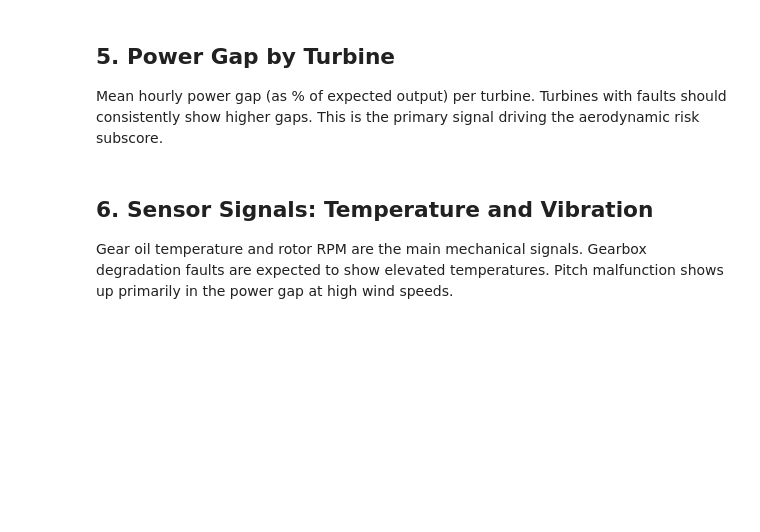
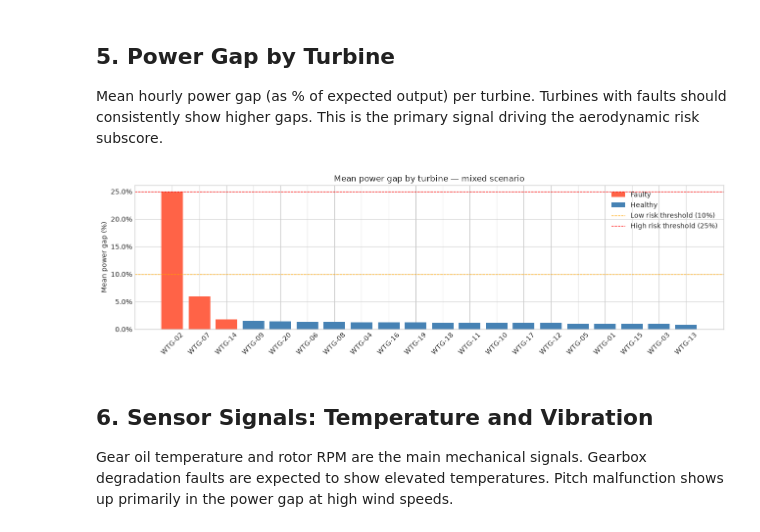
Before and after one commit to AdriARE/windops-ai-copilot, a Jupyter notebook: notebooks/01_eda_demo_data.ipynb, the cells around one changed output. Cells and saved outputs as stored; diff of their text form; code cells hidden in the pictures; blank space fills up the shorter version.

```diff
--- a/notebooks/01_eda_demo_data.ipynb
+++ b/notebooks/01_eda_demo_data.ipynb
@@ -174,34 +188,36 @@ gap_by_turbine = (
 )
 
 fault_map = (
     df_hourly.groupby("turbine_id")["fault_type"]
     .first()
     .to_dict()
 )
 gap_by_turbine["fault_type"] = gap_by_turbine["turbine_id"].map(fault_map)
 gap_by_turbine["is_faulty"] = gap_by_turbine["fault_type"] != "none"
 
 colors = gap_by_turbine["is_faulty"].map({True: "tomato", False: "steelblue"})
 
 fig, ax = plt.subplots(figsize=(13, 4))
 ax.bar(gap_by_turbine["turbine_id"], gap_by_turbine["power_gap_pct"], color=colors)
 ax.axhline(0.10, color="orange", linestyle="--", linewidth=0.9, label="Low risk threshold (10%)")
 ax.axhline(0.25, color="red", linestyle="--", linewidth=0.9, label="High risk threshold (25%)")
 ax.set_ylabel("Mean power gap (%)")
-ax.set_title("Mean power gap by turbine — green scenario")
+ax.set_title(f"Mean power gap by turbine — {SCENARIO} scenario")
 ax.yaxis.set_major_formatter(mticker.PercentFormatter(xmax=1))
 ax.tick_params(axis="x", rotation=45)
 ax.legend()
 
 from matplotlib.patches import Patch
 legend_elements = [
     Patch(facecolor="tomato", label="Faulty"),
     Patch(facecolor="steelblue", label="Healthy"),
 ]
 ax.legend(handles=legend_elements + ax.get_legend_handles_labels()[0][0:2])
 
 plt.tight_layout()
 plt.show()
+# %% [output]
+[figure, added]
 # %% [markdown]
 ## 6. Sensor Signals: Temperature and Vibration
 
```
Also changed, not shown: parts of 10 cells of this notebook, 12 other files.
